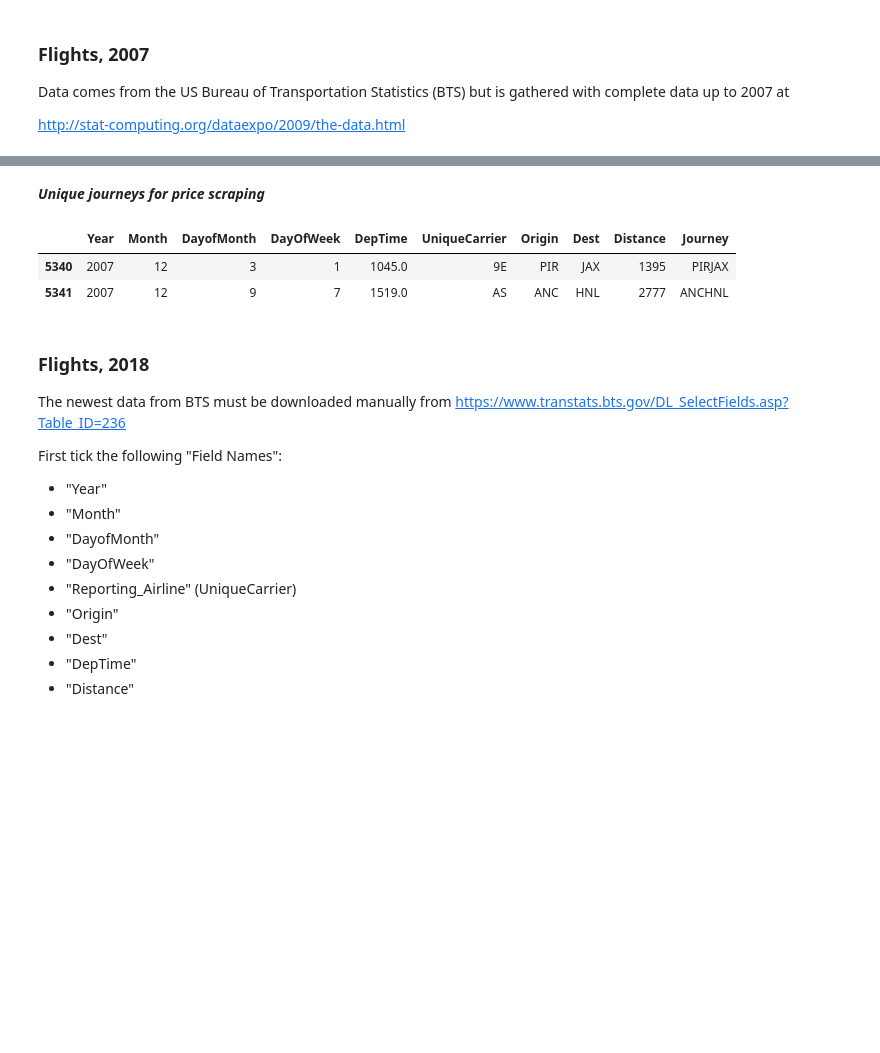
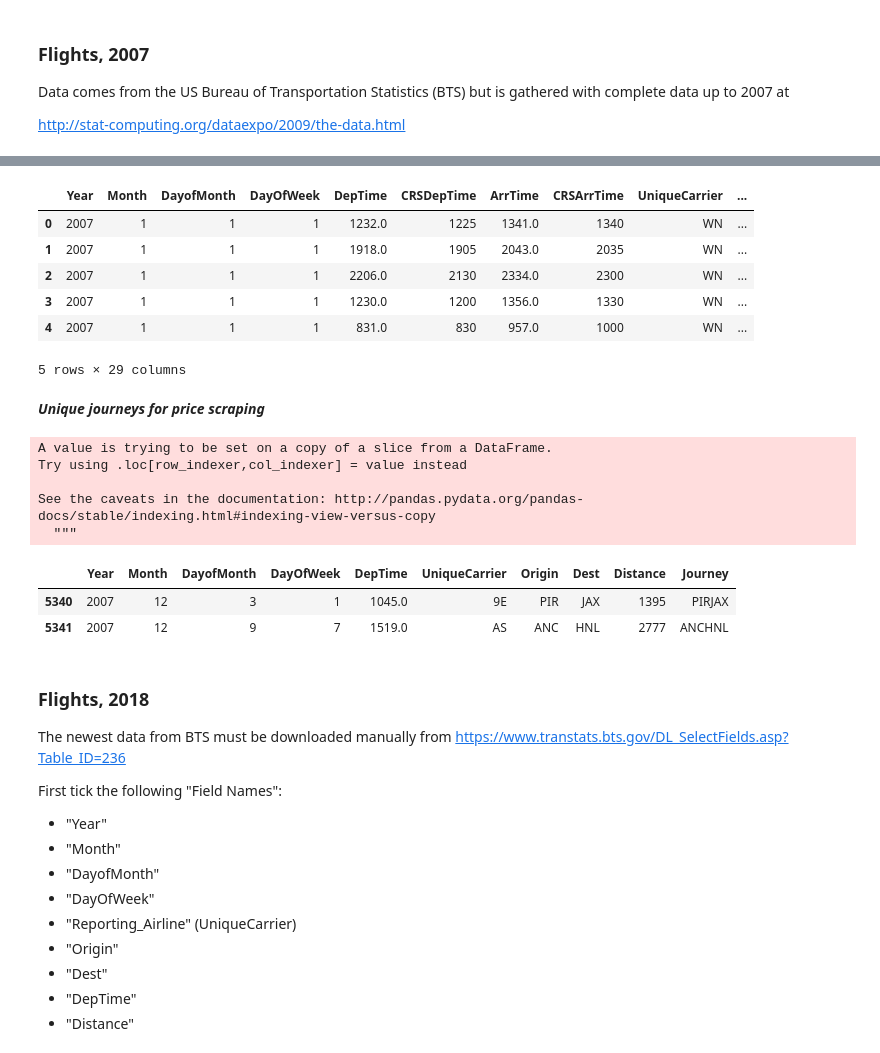
Before and after one commit to Morten-Esketveit/TSDS-gruppe-2019, a Jupyter notebook: Exam/Data_compiling.ipynb, the cells around one changed output, grey strips where cells are left out. Cells and saved outputs as stored; diff of their text form; code cells hidden in the pictures; blank space fills up the shorter version.

```diff
--- a/Exam/Data_compiling.ipynb
+++ b/Exam/Data_compiling.ipynb
@@ -19,8 +19,8 @@ http://stat-computing.org/dataexpo/2009/the-data.html
 # Flights
 filename = '2007.csv.bz2'
 url = 'http://stat-computing.org/dataexpo/2009/'+str(filename)
-%time req.urlretrieve(url,filename)
-%time Flights = pd.read_csv(filename)
+req.urlretrieve(url,filename)
+Flights = pd.read_csv(filename)
 
 # Pickle un-cleaned: too big for Github, as >100 MB
 Flights.to_pickle("Flights.pkl")
@@ -32,4 +30,14 @@ Wall time: 51.7 s
 Rows: 7453215
+# %%
+Flights.head()
+# %% [output]
+|  | Year | Month | DayofMonth | DayOfWeek | DepTime | CRSDepTime | ArrTime | CRSArrTime | UniqueCarrier | ... |
+| 0 | 2007 | 1 | 1 | 1 | 1232.0 | 1225 | 1341.0 | 1340 | WN | ... |
+| 1 | 2007 | 1 | 1 | 1 | 1918.0 | 1905 | 2043.0 | 2035 | WN | ... |
+| 2 | 2007 | 1 | 1 | 1 | 2206.0 | 2130 | 2334.0 | 2300 | WN | ... |
+| 3 | 2007 | 1 | 1 | 1 | 1230.0 | 1200 | 1356.0 | 1330 | WN | ... |
+| 4 | 2007 | 1 | 1 | 1 | 831.0 | 830 | 957.0 | 1000 | WN | ... |
+5 rows × 29 columns
 # %% [markdown]
 ***Unique journeys for price scraping***
 # %%
@@ -45,6 +53,11 @@ scrape_data.to_pickle("scrape_data.pkl")
 
 scrape_data.tail(2)
 # %% [output]
+A value is trying to be set on a copy of a slice from a DataFrame.
+Try using .loc[row_indexer,col_indexer] = value instead
+
+See the caveats in the documentation: http://pandas.pydata.org/pandas-docs/stable/indexing.html#indexing-view-versus-copy
+  """
 |  | Year | Month | DayofMonth | DayOfWeek | DepTime | UniqueCarrier | Origin | Dest | Distance | Journey |
 | 5340 | 2007 | 12 | 3 | 1 | 1045.0 | 9E | PIR | JAX | 1395 | PIRJAX |
 | 5341 | 2007 | 12 | 9 | 7 | 1519.0 | AS | ANC | HNL | 2777 | ANCHNL |
```
Also changed, not shown: parts of 1 cell of this notebook, 8 other files.
